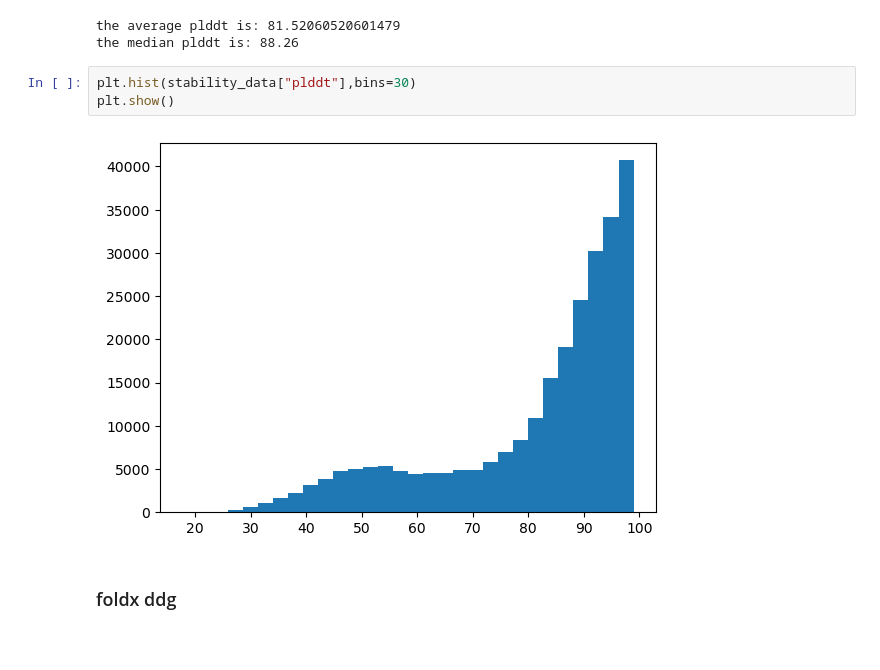
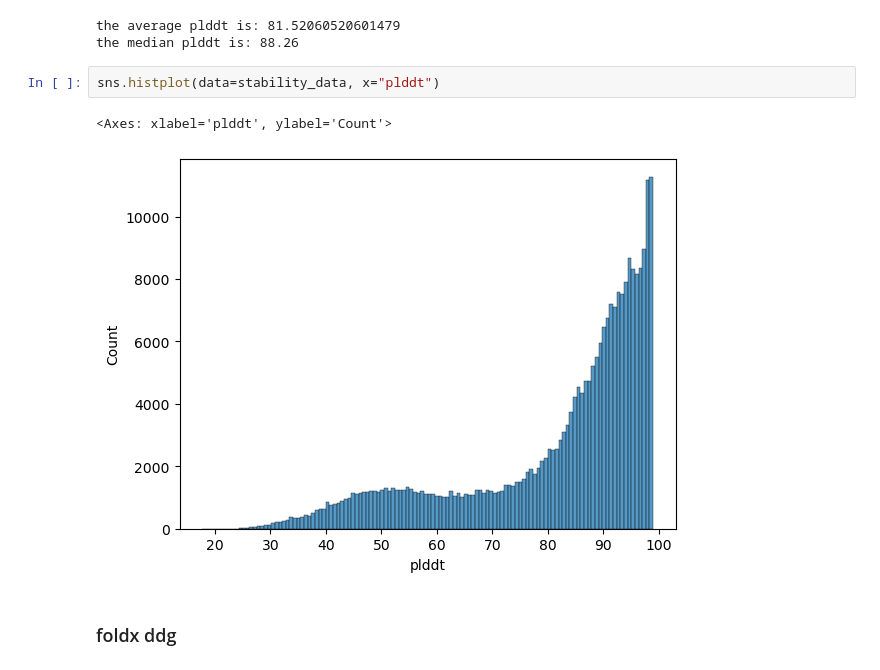
Before and after one commit to PhenoMeters/pheno_analysis, a Jupyter notebook: pockets_interfaces_analysis.ipynb, the cells around one changed output. Drawn from its saved outputs; the diff is of its cells as text.

```diff
--- a/pockets_interfaces_analysis.ipynb
+++ b/pockets_interfaces_analysis.ipynb
@@ -229,11 +250,11 @@ print("the median plddt is:", median_plddt)
 # %% [output]
 the average plddt is: 81.52060520601479
 the median plddt is: 88.26
-# %%
-plt.hist(stability_data["plddt"],bins=30)
-plt.show()
-# %% [output]
-[figure, removed]
+# %%
+sns.histplot(data=stability_data, x="plddt")
+# %% [output]
+<Axes: xlabel='plddt', ylabel='Count'>
+[figure, added]
 # %% [markdown]
 ### foldx ddg
 # %%
```
Also changed, not shown: parts of 33 cells of this notebook, 2 other files.
